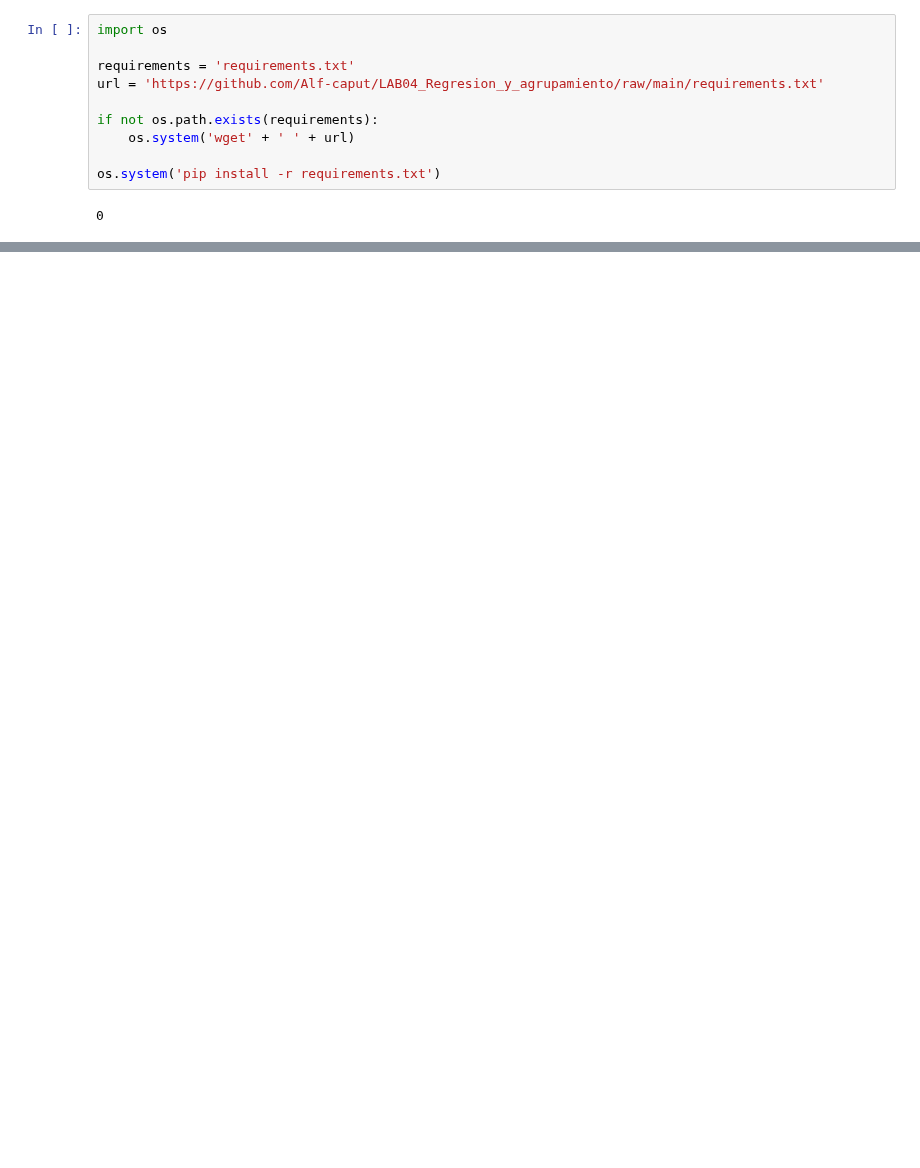
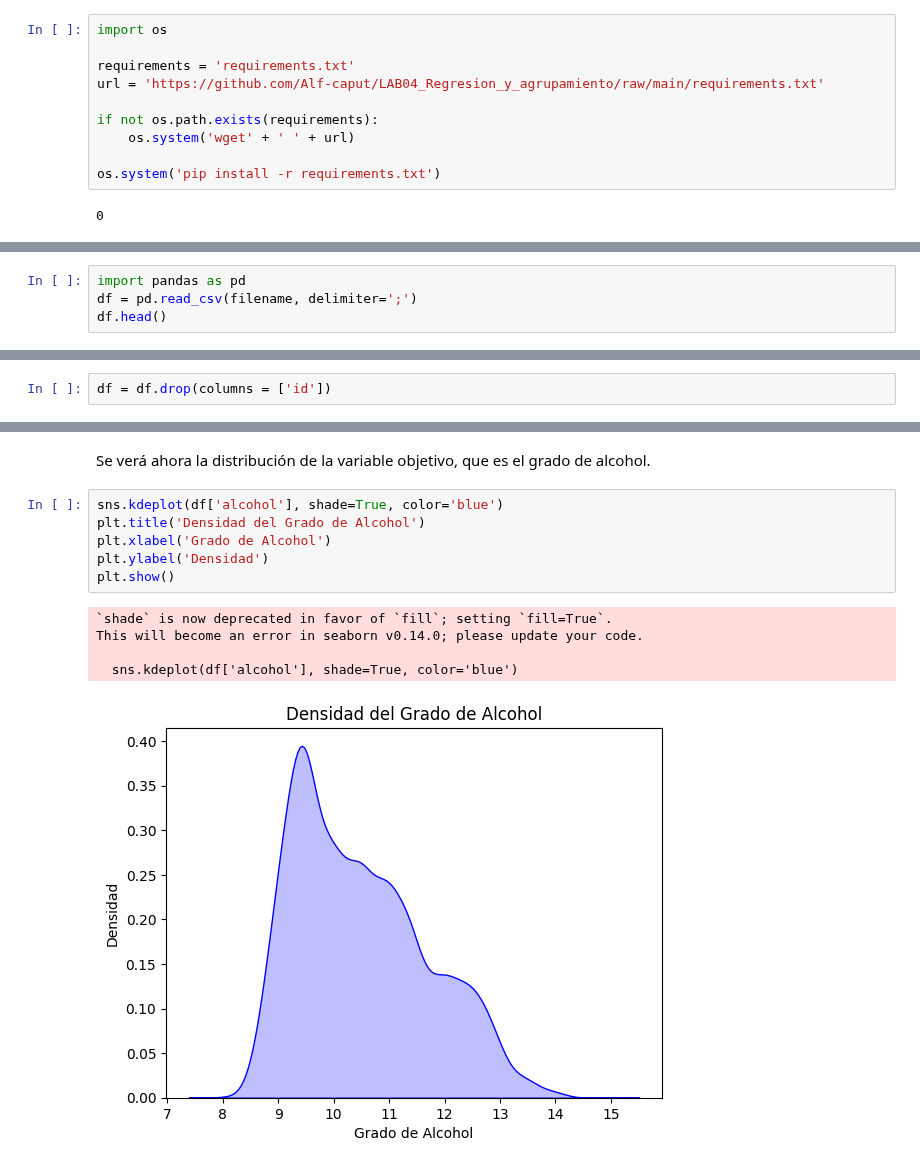
Before and after one commit to Alf-caput/LAB04_Regresion_y_agrupamiento, a Jupyter notebook: LAB04 Regresion_y_agrupamientov2.ipynb, the cells around one changed output, grey strips where cells are left out. Cells and saved outputs as stored; diff of their text form; blank space fills up the shorter version.

```diff
--- a/LAB04 Regresion_y_agrupamientov2.ipynb
+++ b/LAB04 Regresion_y_agrupamientov2.ipynb
@@ -27,0 +33,4 @@ os.system('pip install -r requirements.txt')
+# %%
+import pandas as pd
+df = pd.read_csv(filename, delimiter=';')
+df.head()
@@ -27,0 +46,2 @@ os.system('pip install -r requirements.txt')
+# %%
+df = df.drop(columns = ['id'])
@@ -27,0 +85,14 @@ os.system('pip install -r requirements.txt')
+# %% [markdown]
+Se verá ahora la distribución de la variable objetivo, que es el grado de alcohol.
+# %%
+sns.kdeplot(df['alcohol'], shade=True, color='blue')
+plt.title('Densidad del Grado de Alcohol')
+plt.xlabel('Grado de Alcohol')
+plt.ylabel('Densidad')
+plt.show()
+# %% [output]
+`shade` is now deprecated in favor of `fill`; setting `fill=True`.
+This will become an error in seaborn v0.14.0; please update your code.
+
+  sns.kdeplot(df['alcohol'], shade=True, color='blue')
+[figure, added]
```
Also changed, not shown: parts of 24 cells of this notebook.
